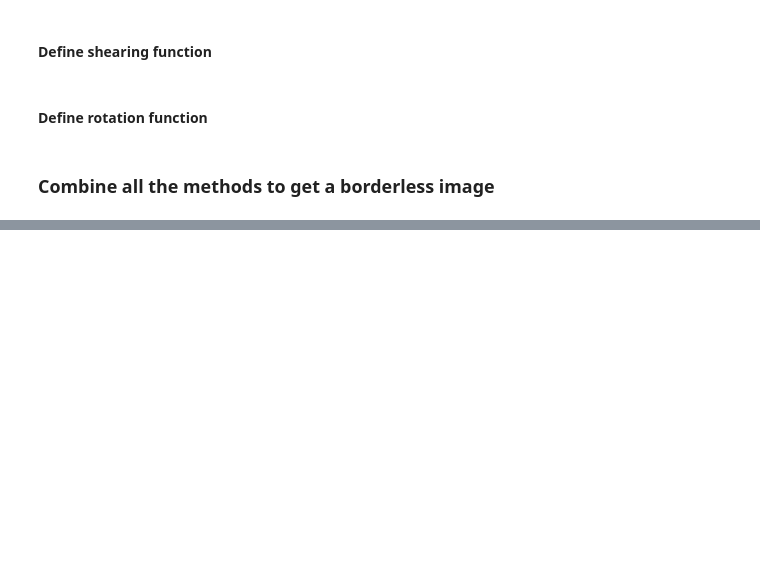
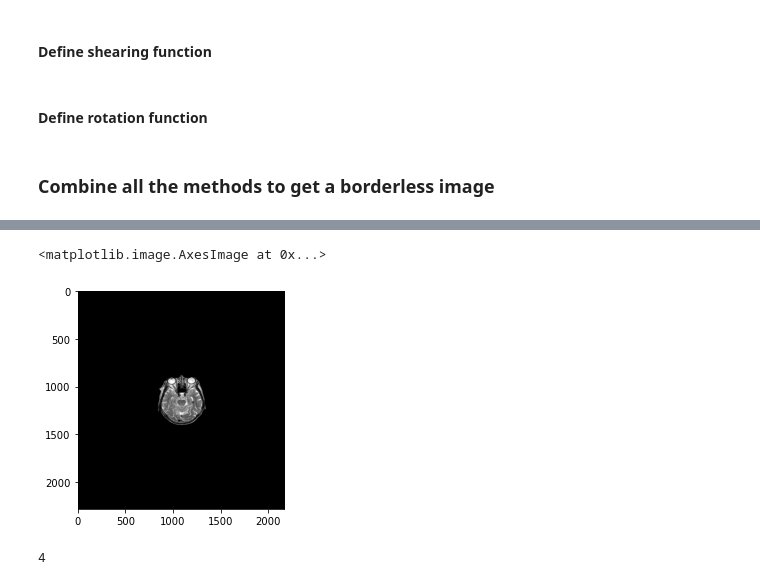
Before and after one commit to zahrasalarian/Digital-Image-Processing-for-Medical-Applications, a Jupyter notebook: HW1/pt-1.ipynb, the cells around one changed output, grey strips where cells are left out. Drawn from its saved outputs; the diff is of its cells as text; code cells hidden in the pictures; blank space fills up the shorter version.

```diff
--- a/HW1/pt-1.ipynb
+++ b/HW1/pt-1.ipynb
@@ -81,0 +114,15 @@ plt.imshow(temp_img, cmap = 'gray', vmin = 0, vmax = 255)
+# %%
+padded_image = np.zeros((img.shape[0] * 2, img.shape[1] * 2), dtype=np.uint8)
+top_x = (padded_image.shape[0] - img_half.shape[0]) // 2
+left_y = (padded_image.shape[1] - img_half.shape[1]) // 2
+padded_image[top_x:top_x+img_half.shape[0], left_y:left_y+img_half.shape[1]] = img_half
+
+# Show image
+plt.imshow(padded_image, cmap='gray', vmin = 0, vmax = 255)
+# %% [output]
+<matplotlib.image.AxesImage at 0x...>
+[figure, added]
+# %%
+padded_image.shape[0] // img_half.shape[0]
+# %% [output]
+4
```
Also changed, not shown: parts of 15 cells of this notebook.
